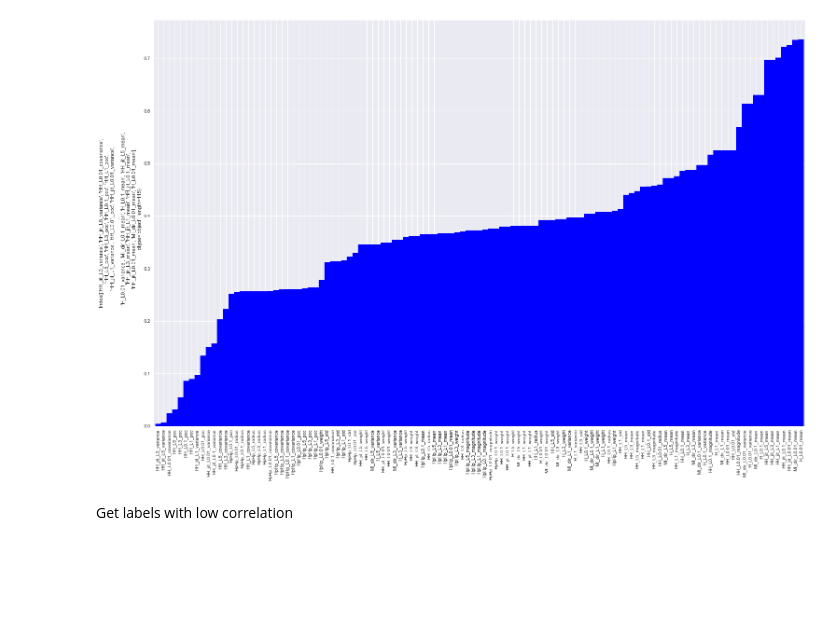
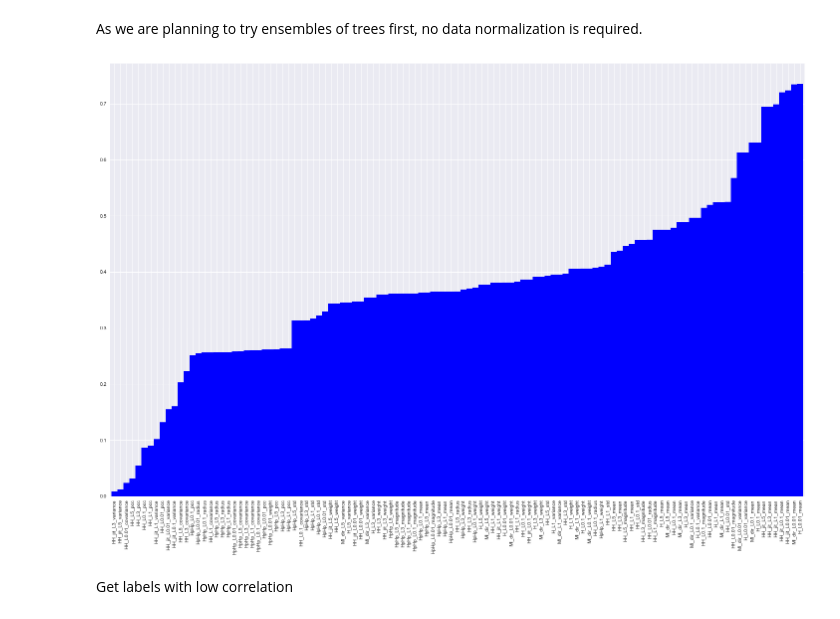
Before and after one commit to Vorok/ds_26_10_2018, a Jupyter notebook: IoT_Botnet_traffic_recognition.ipynb, the cells around one changed output. Drawn from its saved outputs; the diff is of its cells as text; code cells hidden in the pictures; blank space fills up the shorter version.

Commit message:
second device as test; read_device func

```diff
--- a/IoT_Botnet_traffic_recognition.ipynb
+++ b/IoT_Botnet_traffic_recognition.ipynb
@@ -102,0 +91,2 @@ data_PT_838.head(10)
+# %%
+data_PT_838 = read_device_data('.\\data\\Provision_PT_838_Security_Camera\\', BASHLITE_only=True)
@@ -115,22 +110,23 @@ data_PT_838.describe()
+# %% [markdown]
+As we are planning to try ensembles of trees first, no data normalization is required.
 # %%
 x = data_PT_838.corr()['Botnet'].drop(['Botnet']).abs().sort_values(ascending=True)
 # %%
 '''plt.figure(figsize=(20, 16))
 sns.heatmap(data_PT_838.corr(),
             linewidths=0.05,
             square=True,
             linecolor='white',
             annot=True)
 plt.show()'''
 #lol, nope
 fig = plt.figure(figsize=(25, 16))
 ax = fig.add_subplot(111)
 x.plot(kind='bar', color='blue', ax=ax, width=1)
-ax.set_ylabel(x.index)
 
 plt.show()
 # %% [output]
-[figure, old version]
+[figure, new version]
 # %% [markdown]
 Get labels with low correlation
 # %%
```
Also changed, not shown: parts of 28 cells of this notebook.
